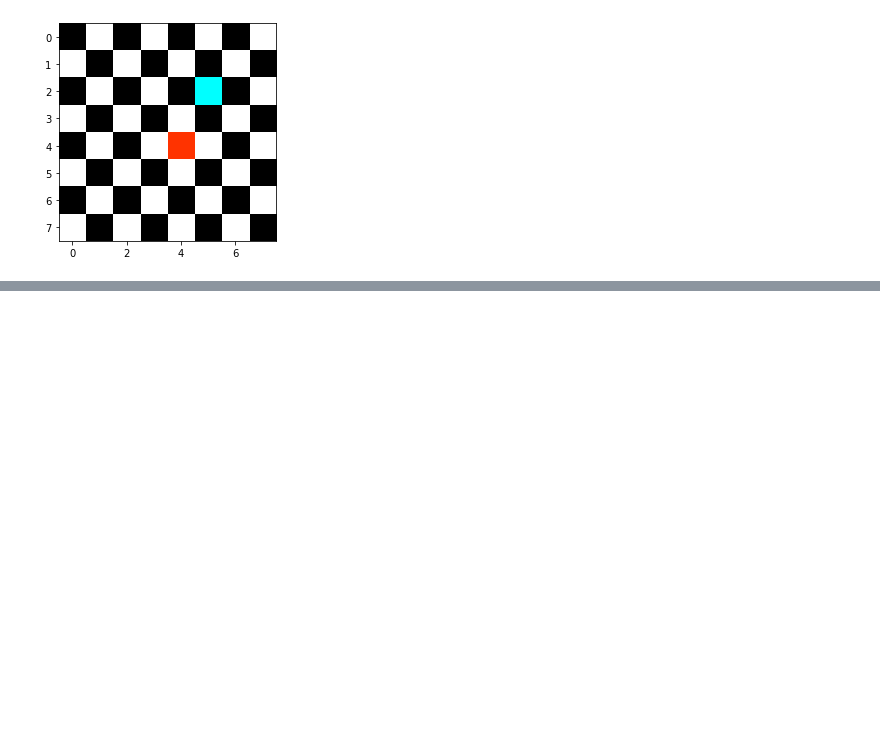
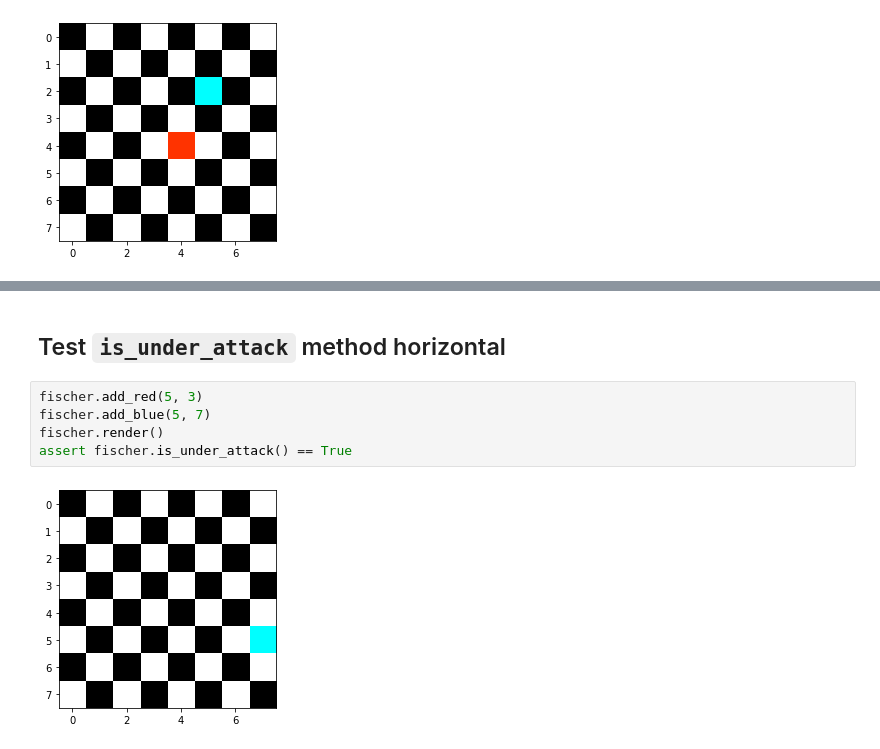
Before and after one commit to MasonChance/chess-board, a Jupyter notebook: chess_board.ipynb, the cells around one changed output, grey strips where cells are left out. Drawn from its saved outputs; the diff is of its cells as text; blank space fills up the shorter version.

```diff
--- a/chess_board.ipynb
+++ b/chess_board.ipynb
@@ -123,0 +155,9 @@ fischer.render()
+# %% [markdown]
+## Test `is_under_attack` method horizontal
+# %%
+fischer.add_red(5, 3)
+fischer.add_blue(5, 7)
+fischer.render()
+assert fischer.is_under_attack() == True
+# %% [output]
+[figure, added]
```
Also changed, not shown: parts of 12 cells of this notebook.
